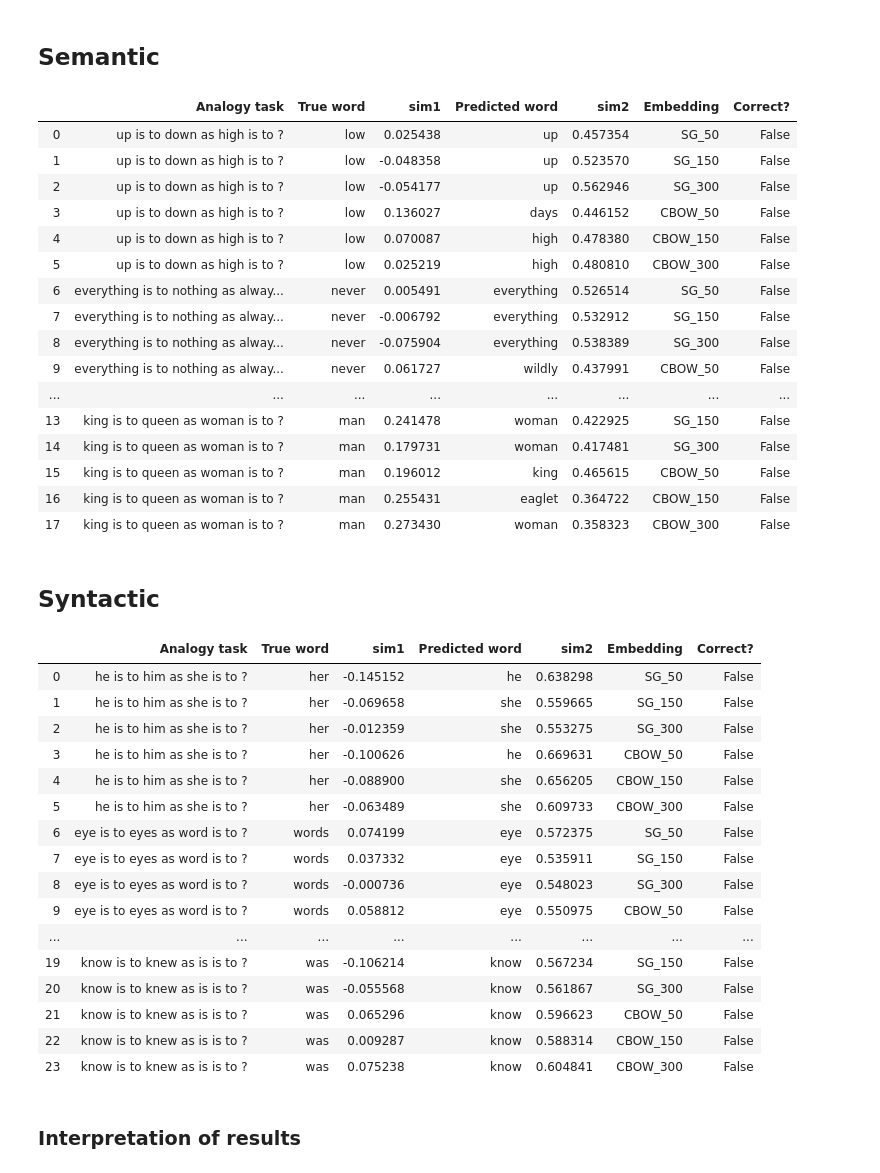
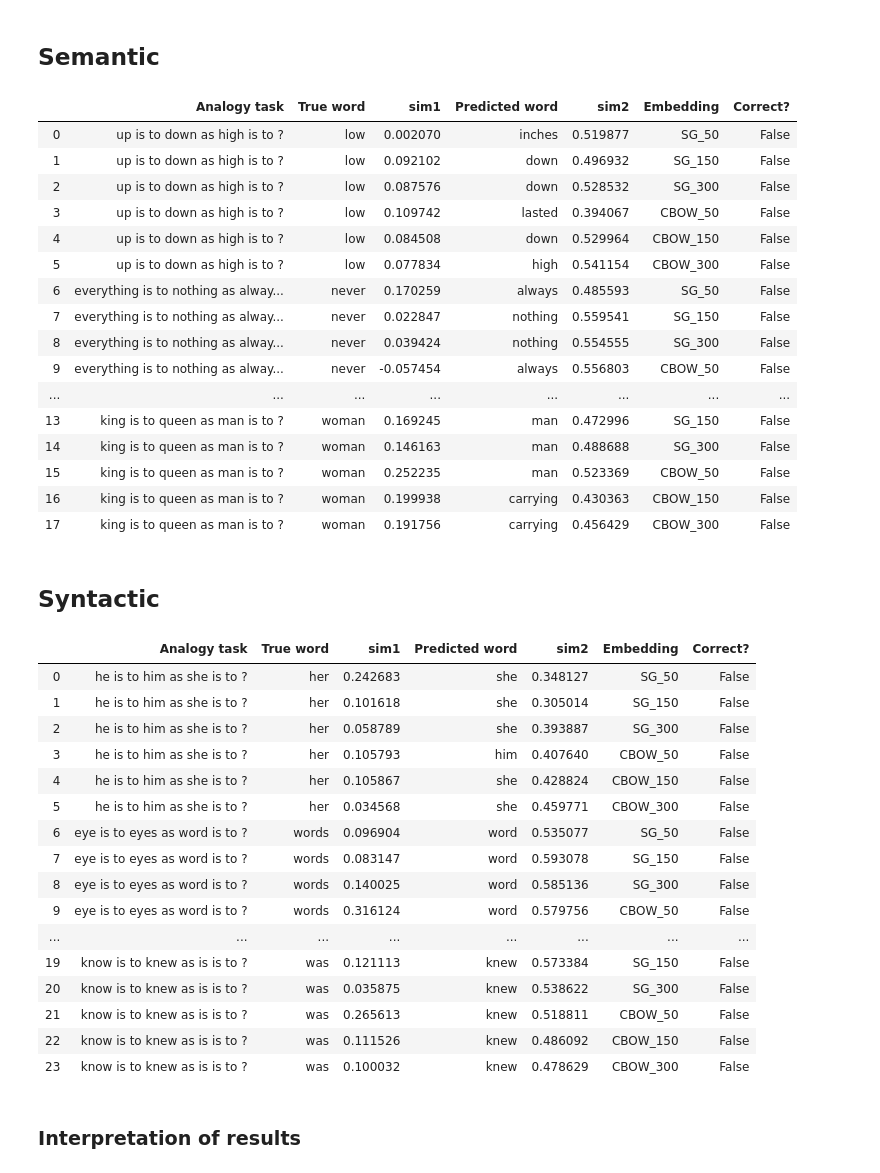
Before and after one commit to Joriswillems/deeplearning, a Jupyter notebook: assigment1/Assignment_1_(TF_2).ipynb, the cells around one changed output. Cells and saved outputs as stored; diff of their text form; code cells hidden in the pictures.

```diff
--- a/assigment1/Assignment_1_(TF_2).ipynb
+++ b/assigment1/Assignment_1_(TF_2).ipynb
@@ -387,7 +389,7 @@ def analogyOutput(emb_name, relation_1, relation_2):
 
     analogy_task = "{} is to {} as {} is to ?".format(relation_1[0], relation_1[1], relation_2[0], relation_2[1])
 
-    prediction = embed(relation_1[0], emb) - embed(relation_1[1], emb) + embed(relation_2[0], emb)
+    prediction = -embed(relation_1[0], emb) + embed(relation_1[1], emb) + embed(relation_2[0], emb)
 
     predicted_word = findAnalogy(prediction, emb)
     sim2 = cosine_similarity(prediction, embed(predicted_word, emb))[0,0]
@@ -403,34 +405,34 @@ def analogyOutput(emb_name, relation_1, relation_2):
 # %%
 df_sem = pd.DataFrame(columns = ['Analogy task', 'True word', 'sim1', 'Predicted word' ,'sim2', 'Embedding', 'Correct?'])
 
 firstRelations = [["up", "down"], ["everything","nothing"], ["king", "queen"]]
-secondRelations = [["high", "low"], ["always", "never"], ["woman", "man"]]
+secondRelations = [["high", "low"], ["always", "never"], ["man", "woman"]]
 
 for rel_1, rel_2 in zip(firstRelations, secondRelations):
 
     for emb_name in emb_dict:
 
         output = analogyOutput(emb_name, rel_1, rel_2)
-        df_sem = df_sem.append(pd.Series(output, index=df.columns), ignore_index=True)
+        df_sem = df_sem.append(pd.Series(output, index=df_sem.columns), ignore_index=True)
 df_sem
 # %% [output]
 |  | Analogy task | True word | sim1 | Predicted word | sim2 | Embedding | Correct? |
-| 0 | up is to down as high is to ? | low | 0.025438 | up | 0.457354 | SG_50 | False |
-| 1 | up is to down as high is to ? | low | -0.048358 | up | 0.523570 | SG_150 | False |
-| 2 | up is to down as high is to ? | low | -0.054177 | up | 0.562946 | SG_300 | False |
-| 3 | up is to down as high is to ? | low | 0.136027 | days | 0.446152 | CBOW_50 | False |
-| 4 | up is to down as high is to ? | low | 0.070087 | high | 0.478380 | CBOW_150 | False |
-| 5 | up is to down as high is to ? | low | 0.025219 | high | 0.480810 | CBOW_300 | False |
-| 6 | everything is to nothing as alway... | never | 0.005491 | everything | 0.526514 | SG_50 | False |
-| 7 | everything is to nothing as alway... | never | -0.006792 | everything | 0.532912 | SG_150 | False |
-| 8 | everything is to nothing as alway... | never | -0.075904 | everything | 0.538389 | SG_300 | False |
-| 9 | everything is to nothing as alway... | never | 0.061727 | wildly | 0.437991 | CBOW_50 | False |
+| 0 | up is to down as high is to ? | low | 0.002070 | inches | 0.519877 | SG_50 | False |
+| 1 | up is to down as high is to ? | low | 0.092102 | down | 0.496932 | SG_150 | False |
+| 2 | up is to down as high is to ? | low | 0.087576 | down | 0.528532 | SG_300 | False |
+| 3 | up is to down as high is to ? | low | 0.109742 | lasted | 0.394067 | CBOW_50 | False |
+| 4 | up is to down as high is to ? | low | 0.084508 | down | 0.529964 | CBOW_150 | False |
+| 5 | up is to down as high is to ? | low | 0.077834 | high | 0.541154 | CBOW_300 | False |
+| 6 | everything is to nothing as alway... | never | 0.170259 | always | 0.485593 | SG_50 | False |
+| 7 | everything is to nothing as alway... | never | 0.022847 | nothing | 0.559541 | SG_150 | False |
+| 8 | everything is to nothing as alway... | never | 0.039424 | nothing | 0.554555 | SG_300 | False |
+| 9 | everything is to nothing as alway... | never | -0.057454 | always | 0.556803 | CBOW_50 | False |
 | ... | ... | ... | ... | ... | ... | ... | ... |
-| 13 | king is to queen as woman is to ? | man | 0.241478 | woman | 0.422925 | SG_150 | False |
-| 14 | king is to queen as woman is to ? | man | 0.179731 | woman | 0.417481 | SG_300 | False |
-| 15 | king is to queen as woman is to ? | man | 0.196012 | king | 0.465615 | CBOW_50 | False |
-| 16 | king is to queen as woman is to ? | man | 0.255431 | eaglet | 0.364722 | CBOW_150 | False |
-| 17 | king is to queen as woman is to ? | man | 0.273430 | woman | 0.358323 | CBOW_300 | False |
+| 13 | king is to queen as man is to ? | woman | 0.169245 | man | 0.472996 | SG_150 | False |
+| 14 | king is to queen as man is to ? | woman | 0.146163 | man | 0.488688 | SG_300 | False |
+| 15 | king is to queen as man is to ? | woman | 0.252235 | man | 0.523369 | CBOW_50 | False |
+| 16 | king is to queen as man is to ? | woman | 0.199938 | carrying | 0.430363 | CBOW_150 | False |
+| 17 | king is to queen as man is to ? | woman | 0.191756 | carrying | 0.456429 | CBOW_300 | False |
 # %% [markdown]
 ## Syntactic
 # %%
@@ -444,25 +446,25 @@ for rel_1, rel_2 in zip(firstRelations, secondRelations):
     for emb_name in emb_dict:
 
         output = analogyOutput(emb_name, rel_1, rel_2)
-        df_syn = df_syn.append(pd.Series(output, index=df.columns), ignore_index=True)
+        df_syn = df_syn.append(pd.Series(output, index=df_syn.columns), ignore_index=True)
 df_syn
 # %% [output]
 |  | Analogy task | True word | sim1 | Predicted word | sim2 | Embedding | Correct? |
-| 0 | he is to him as she is to ? | her | -0.145152 | he | 0.638298 | SG_50 | False |
-| 1 | he is to him as she is to ? | her | -0.069658 | she | 0.559665 | SG_150 | False |
-| 2 | he is to him as she is to ? | her | -0.012359 | she | 0.553275 | SG_300 | False |
-| 3 | he is to him as she is to ? | her | -0.100626 | he | 0.669631 | CBOW_50 | False |
-| 4 | he is to him as she is to ? | her | -0.088900 | she | 0.656205 | CBOW_150 | False |
-| 5 | he is to him as she is to ? | her | -0.063489 | she | 0.609733 | CBOW_300 | False |
-| 6 | eye is to eyes as word is to ? | words | 0.074199 | eye | 0.572375 | SG_50 | False |
-| 7 | eye is to eyes as word is to ? | words | 0.037332 | eye | 0.535911 | SG_150 | False |
-| 8 | eye is to eyes as word is to ? | words | -0.000736 | eye | 0.548023 | SG_300 | False |
-| 9 | eye is to eyes as word is to ? | words | 0.058812 | eye | 0.550975 | CBOW_50 | False |
+| 0 | he is to him as she is to ? | her | 0.242683 | she | 0.348127 | SG_50 | False |
+| 1 | he is to him as she is to ? | her | 0.101618 | she | 0.305014 | SG_150 | False |
+| 2 | he is to him as she is to ? | her | 0.058789 | she | 0.393887 | SG_300 | False |
+| 3 | he is to him as she is to ? | her | 0.105793 | him | 0.407640 | CBOW_50 | False |
+| 4 | he is to him as she is to ? | her | 0.105867 | she | 0.428824 | CBOW_150 | False |
+| 5 | he is to him as she is to ? | her | 0.034568 | she | 0.459771 | CBOW_300 | False |
+| 6 | eye is to eyes as word is to ? | words | 0.096904 | word | 0.535077 | SG_50 | False |
+| 7 | eye is to eyes as word is to ? | words | 0.083147 | word | 0.593078 | SG_150 | False |
+| 8 | eye is to eyes as word is to ? | words | 0.140025 | word | 0.585136 | SG_300 | False |
+| 9 | eye is to eyes as word is to ? | words | 0.316124 | word | 0.579756 | CBOW_50 | False |
 | ... | ... | ... | ... | ... | ... | ... | ... |
-| 19 | know is to knew as is is to ? | was | -0.106214 | know | 0.567234 | SG_150 | False |
-| 20 | know is to knew as is is to ? | was | -0.055568 | know | 0.561867 | SG_300 | False |
-| 21 | know is to knew as is is to ? | was | 0.065296 | know | 0.596623 | CBOW_50 | False |
-| 22 | know is to knew as is is to ? | was | 0.009287 | know | 0.588314 | CBOW_150 | False |
-| 23 | know is to knew as is is to ? | was | 0.075238 | know | 0.604841 | CBOW_300 | False |
+| 19 | know is to knew as is is to ? | was | 0.121113 | knew | 0.573384 | SG_150 | False |
+| 20 | know is to knew as is is to ? | was | 0.035875 | knew | 0.538622 | SG_300 | False |
+| 21 | know is to knew as is is to ? | was | 0.265613 | knew | 0.518811 | CBOW_50 | False |
+| 22 | know is to knew as is is to ? | was | 0.111526 | knew | 0.486092 | CBOW_150 | False |
+| 23 | know is to knew as is is to ? | was | 0.100032 | knew | 0.478629 | CBOW_300 | False |
 # %% [markdown]
 ### Interpretation of results
```
Also changed, not shown: parts of 3 cells of this notebook.
